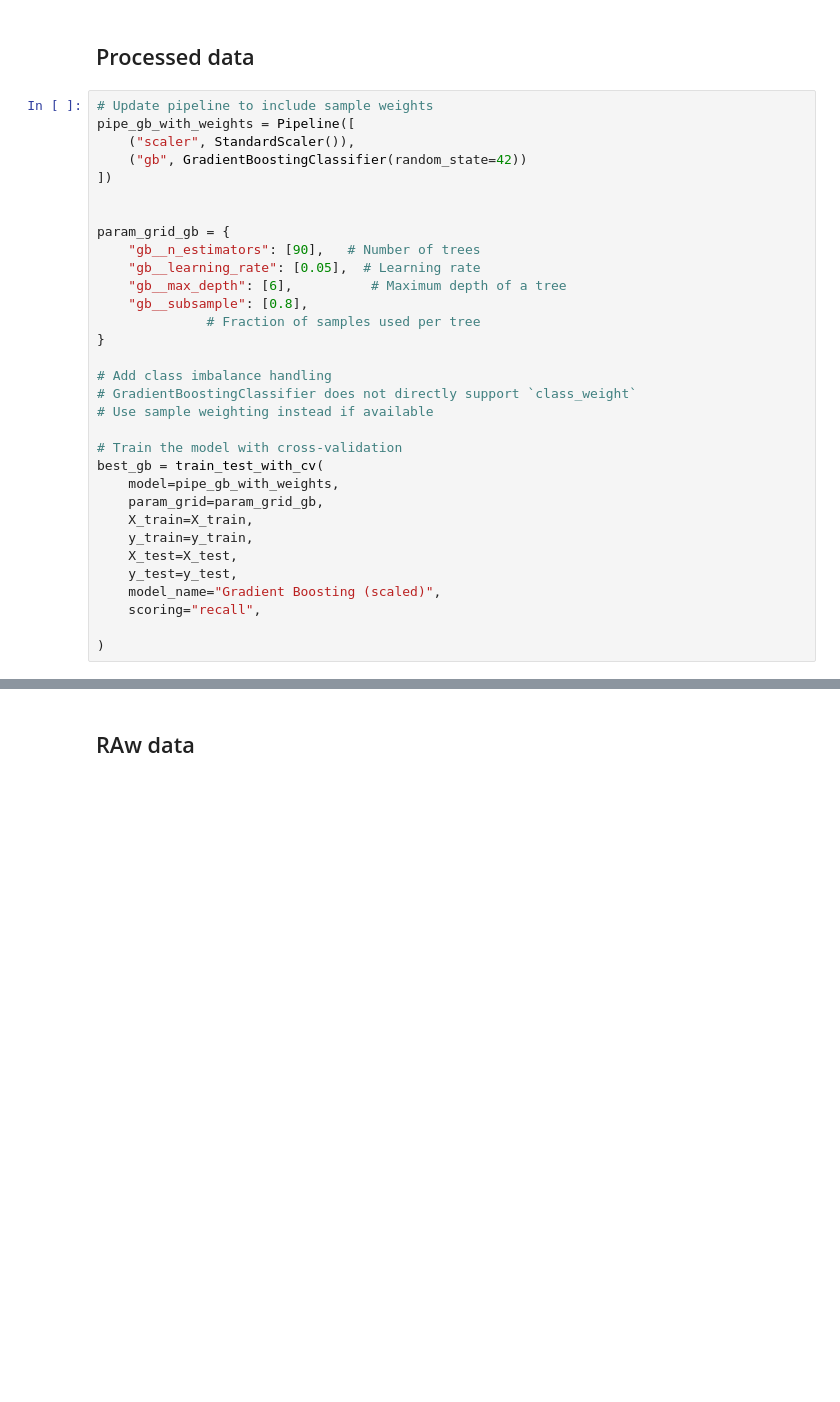
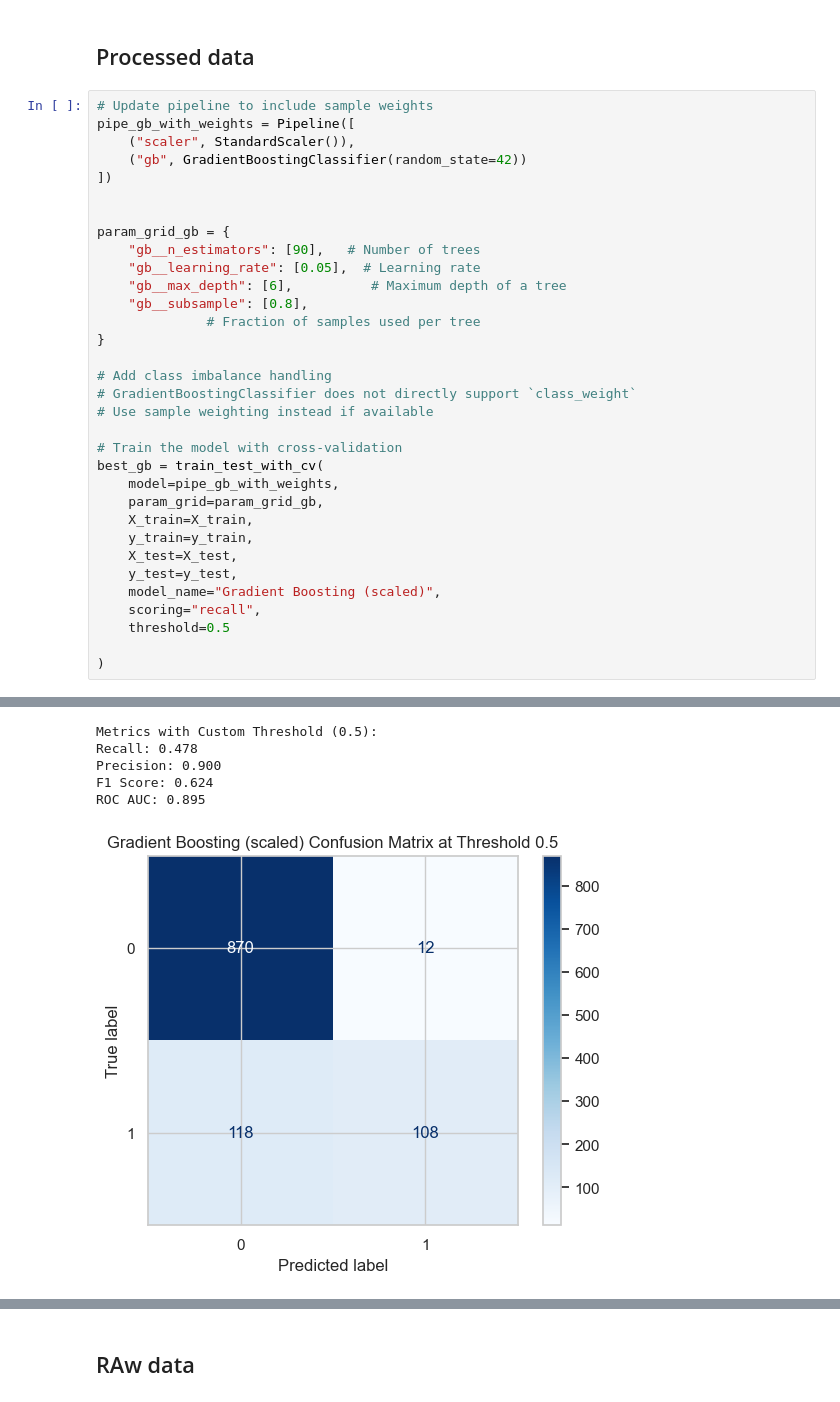
Before and after one commit to douboym/Projet-Scoring, a Jupyter notebook: analyse.ipynb, the cells around one changed output, grey strips where cells are left out. Cells and saved outputs as stored; diff of their text form; blank space fills up the shorter version.

```diff
--- a/analyse.ipynb
+++ b/analyse.ipynb
@@ -1637,6 +1666,7 @@ best_gb = train_test_with_cv(
     y_test=y_test,
     model_name="Gradient Boosting (scaled)",
     scoring="recall",
+    threshold=0.5
 
 )
 # %% [output]
@@ -1647,7 +1678,13 @@ Best CV recall Score: 0.476
 Gradient Boosting (scaled) Train AUC: 0.967
 Gradient Boosting (scaled) Train Balanced Acc: 0.812
 Gradient Boosting (scaled) Train Recall: 0.626
 Gradient Boosting (scaled) Test AUC: 0.895
 Gradient Boosting (scaled) Test Balanced Acc: 0.732
 Gradient Boosting (scaled) Test Recall: 0.478
 [figure]
+Metrics with Custom Threshold (0.5):
+Recall: 0.478
+Precision: 0.900
+F1 Score: 0.624
+ROC AUC: 0.895
+[figure, added]
```
Also changed, not shown: parts of 19 cells of this notebook.
